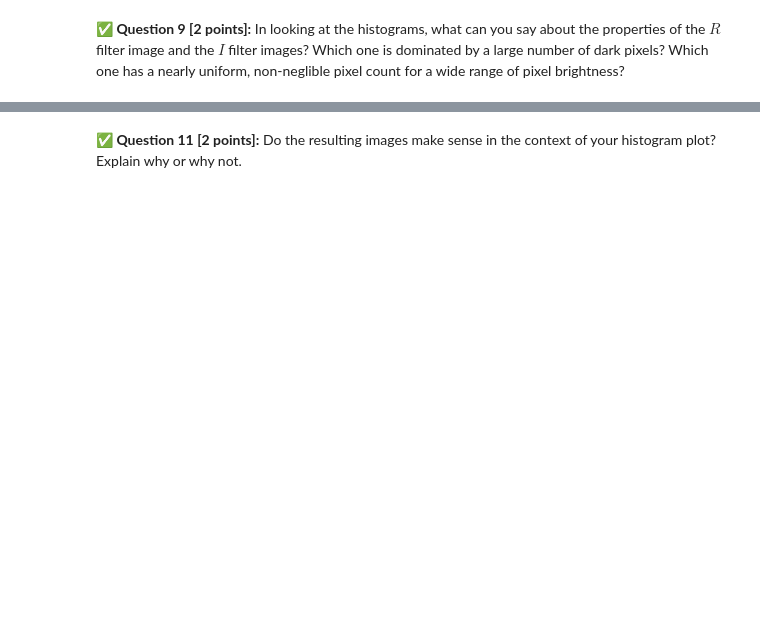
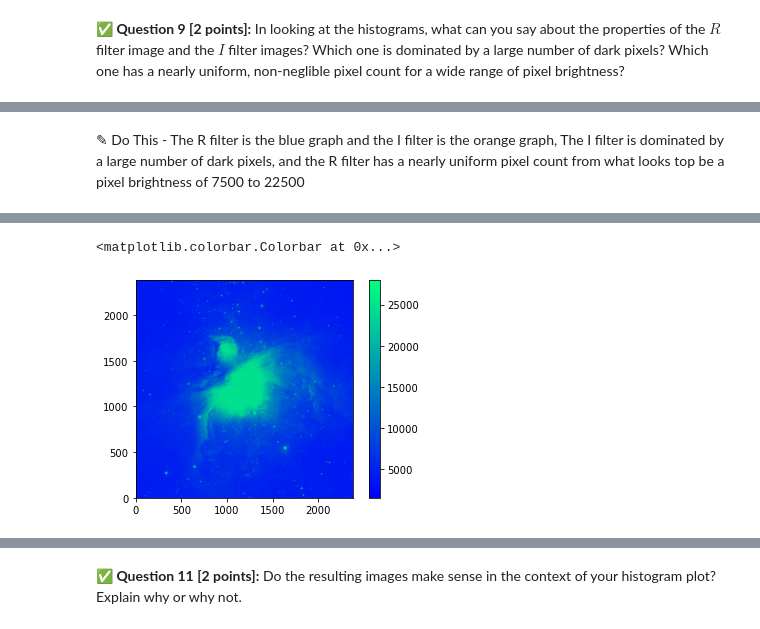
Before and after one commit to KrauseFo/cmse202-s21-turnin, a Jupyter notebook: hw-01/HW-01_GitPracticeDebuggingAndPythonPackages-STUDENT.ipynb, the cells around one changed output, grey strips where cells are left out. Saved outputs shown, nothing was run; the diff lists cells and outputs as text; code cells hidden in the pictures; blank space fills up the shorter version.

```diff
--- a/hw-01/HW-01_GitPracticeDebuggingAndPythonPackages-STUDENT.ipynb
+++ b/hw-01/HW-01_GitPracticeDebuggingAndPythonPackages-STUDENT.ipynb
@@ -241,3 +255,5 @@ Once you have your histogram values, **make a plot that contains the histograms
+# %% [markdown]
+<font size=+3>&#9998;</font> Do This - The R filter is the blue graph and the I filter is the orange graph, The I filter is dominated by a large number of dark pixels, and the R filter has a nearly uniform pixel count from what looks top be a pixel brightness of 7500 to 22500
 # %% [markdown]
 Now that you have a bit of understanding about the the properties of the images are, let's see if the images themselves match your expectations.
 
@@ -247,3 +263,8 @@ Now that you have a bit of understanding about the the properties of the images
 <div align="center"><img src="https://www.noao.edu/image_gallery/images/d3/02677.jpg" width=200px alt="Image credit: www.noao.edu"></div>
 # %%
 # Put your code here
+plt.imshow(image_data_ir, origin = 'lower', cmap = 'winter')
+plt.colorbar()
+# %% [output]
+<matplotlib.colorbar.Colorbar at 0x...>
+[figure, added]
```
Also changed, not shown: parts of 13 cells of this notebook.
